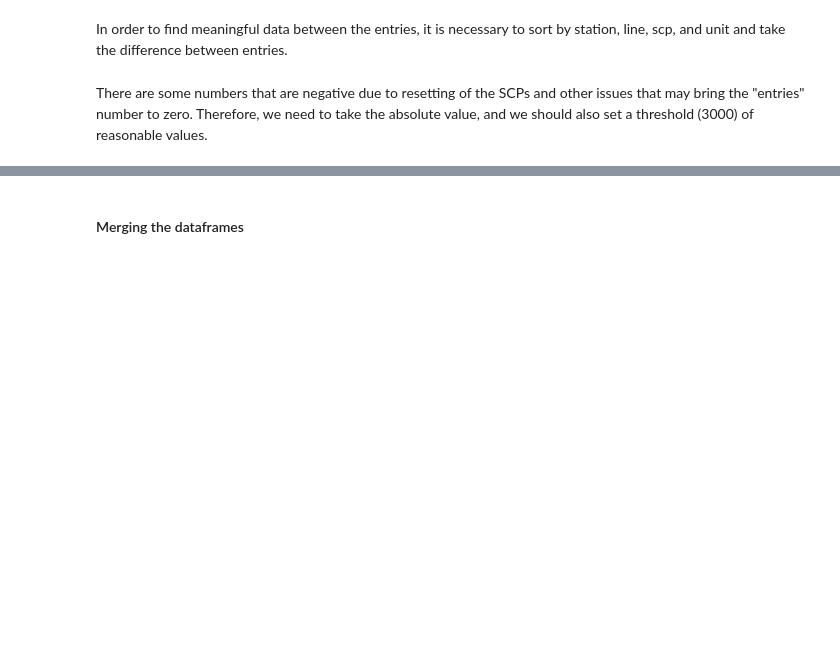
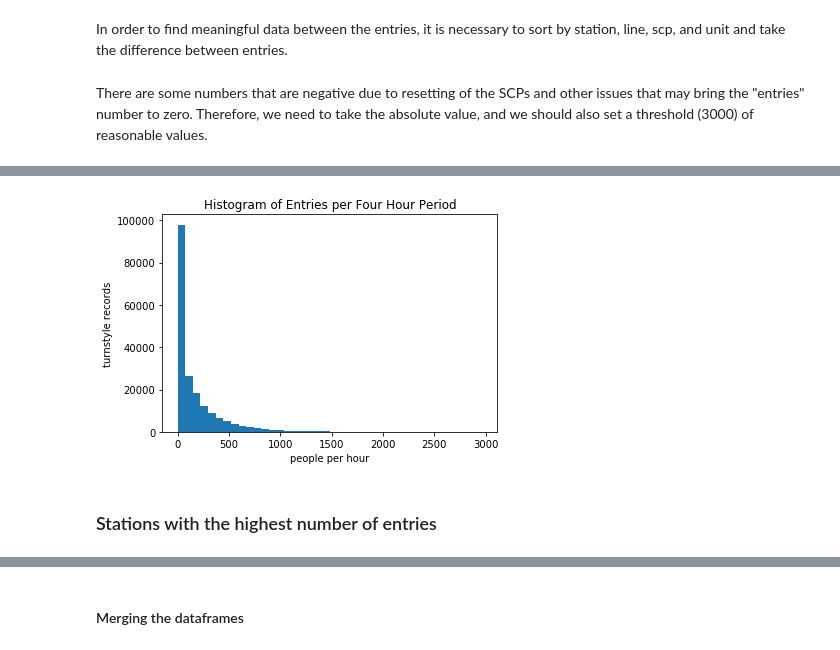
Before and after one commit to jonram91/MTAProject1, a Jupyter notebook: Benson Merging Characteristics to Turnstile Data and Data Visualization.ipynb, the cells around one changed output, grey strips where cells are left out. Drawn from its saved outputs; the diff is of its cells as text; code cells hidden in the pictures; blank space fills up the shorter version.

```diff
--- a/Benson Merging Characteristics to Turnstile Data and Data Visualization.ipynb
+++ b/Benson Merging Characteristics to Turnstile Data and Data Visualization.ipynb
@@ -56,0 +62,3 @@ df_j3['hourly'] = entries_abs_differences
+# %%
+df_j3['date'] = pd.to_datetime(df_j3['date'])
+df_j3['time'] = pd.to_datetime(df_j3['time'])
@@ -56,0 +67,2 @@ df_j3['hourly'] = entries_abs_differences
+# %%
+df_j3['dt_hour'] = df_j3.time.dt.hour
@@ -56,0 +79,7 @@ df_j3['hourly'] = entries_abs_differences
+# %%
+df_j3.loc[(df_j3['dt_hour'] >= 0) & (df_j3['dt_hour'] < 4),'dt_hour_4'] = 0
+df_j3.loc[(df_j3['dt_hour'] >= 4) & (df_j3['dt_hour'] < 8),'dt_hour_4'] = 4
+df_j3.loc[(df_j3['dt_hour'] >= 8) & (df_j3['dt_hour'] < 12),'dt_hour_4'] = 8
+df_j3.loc[(df_j3['dt_hour'] >= 12) & (df_j3['dt_hour'] < 16),'dt_hour_4'] = 12
+df_j3.loc[(df_j3['dt_hour'] >= 16) & (df_j3['dt_hour'] < 20),'dt_hour_4'] = 16
+df_j3.loc[(df_j3['dt_hour'] >= 20) & (df_j3['dt_hour'] <= 24),'dt_hour_4'] = 20
@@ -56,0 +97,14 @@ df_j3['hourly'] = entries_abs_differences
+# %%
+fig, ax = plt.subplots()
+
+# plt.xscale('log')
+plt.hist(df_j3['hourly'].dropna(), bins=40)
+plt.title("Histogram of Entries per Four Hour Period")
+plt.xlabel("people per hour")
+plt.ylabel("turnstyle records")
+# plt.savefig("histogram")
+fig.savefig('img/fig_entries.pdf', bbox_inches='tight');
+# %% [output]
+[figure, added]
+# %% [markdown]
+### Stations with the highest number of entries
```
Also changed, not shown: parts of 15 cells of this notebook.
